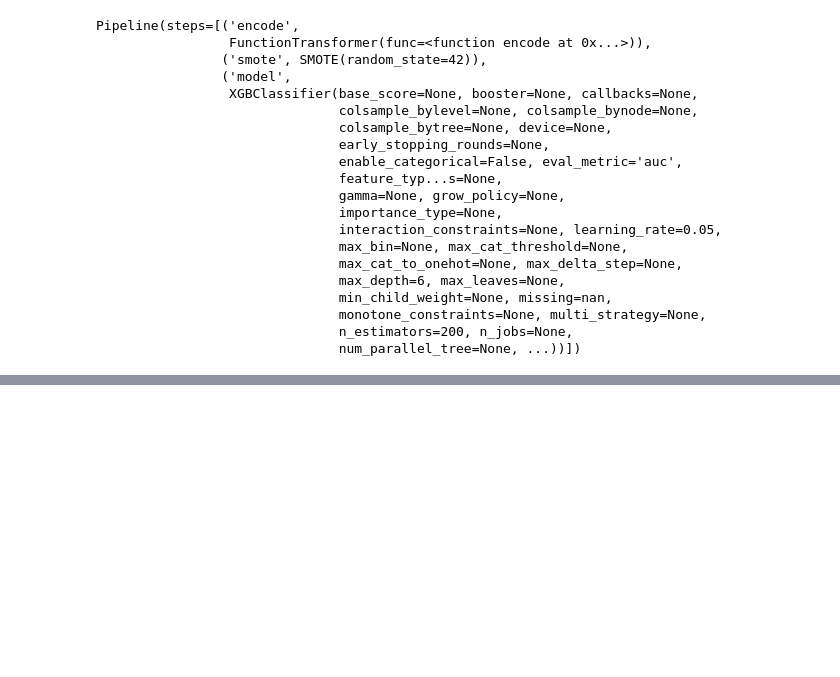
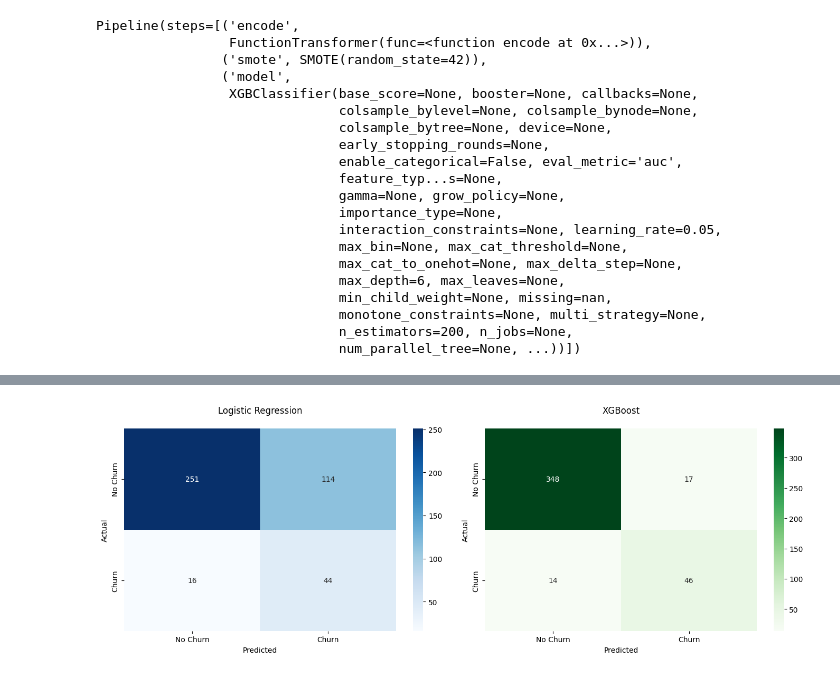
Before and after one commit to nitin-vinayak/customerchurn, a Jupyter notebook: customerchurn.ipynb, the cells around one changed output, grey strips where cells are left out. Drawn from its saved outputs; the diff is of its cells as text; code cells hidden in the pictures; blank space fills up the shorter version.

```diff
--- a/customerchurn.ipynb
+++ b/customerchurn.ipynb
@@ -102,0 +81,11 @@ Confusion Matrix:
+# %%
+logreg_y_pred = logreg_pipeline.predict(X_test)
+logreg_y_proba = logreg_pipeline.predict_proba(X_test)[:, 1]
+logreg_auc = roc_auc_score(y_test, logreg_y_proba)
+logreg_cm = confusion_matrix(y_test, logreg_y_pred)
+
+
+xgb_y_pred = xgb_pipeline.predict(X_test)
+xgb_y_proba = xgb_pipeline.predict_proba(X_test)[:, 1]
+xgb_auc = roc_auc_score(y_test, xgb_y_proba)
+xgb_cm = confusion_matrix(y_test, xgb_y_pred)
@@ -102,0 +132,21 @@ Confusion Matrix:
+# %%
+fig, axes = plt.subplots(1, 2, figsize=(14, 5))
+
+sns.heatmap(logreg_cm, annot=True, fmt='d', cmap='Blues', ax=axes[0])
+axes[0].set_title(f'Logistic Regression\n')
+axes[0].set_ylabel('Actual')
+axes[0].set_xlabel('Predicted')
+axes[0].set_xticklabels(['No Churn', 'Churn'])
+axes[0].set_yticklabels(['No Churn', 'Churn'])
+
+sns.heatmap(xgb_cm, annot=True, fmt='d', cmap='Greens', ax=axes[1])
+axes[1].set_title(f'XGBoost\n')
+axes[1].set_ylabel('Actual')
+axes[1].set_xlabel('Predicted')
+axes[1].set_xticklabels(['No Churn', 'Churn'])
+axes[1].set_yticklabels(['No Churn', 'Churn'])
+
+plt.tight_layout()
+plt.show()
+# %% [output]
+[figure, added]
```
Also changed, not shown: parts of 7 cells of this notebook.
